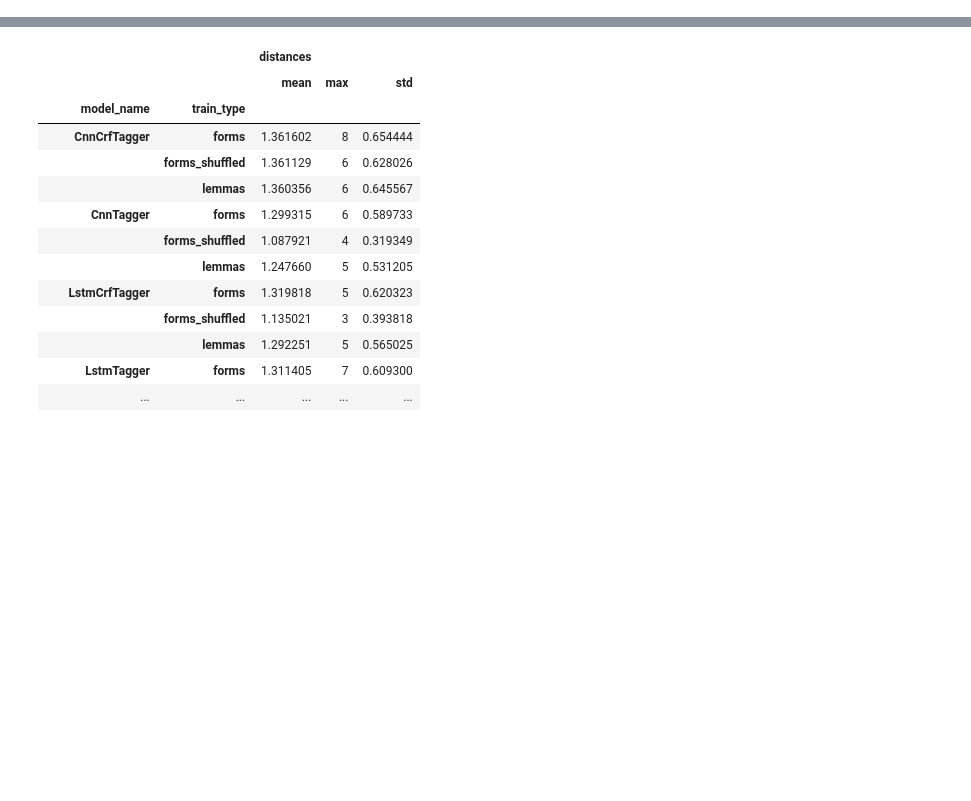
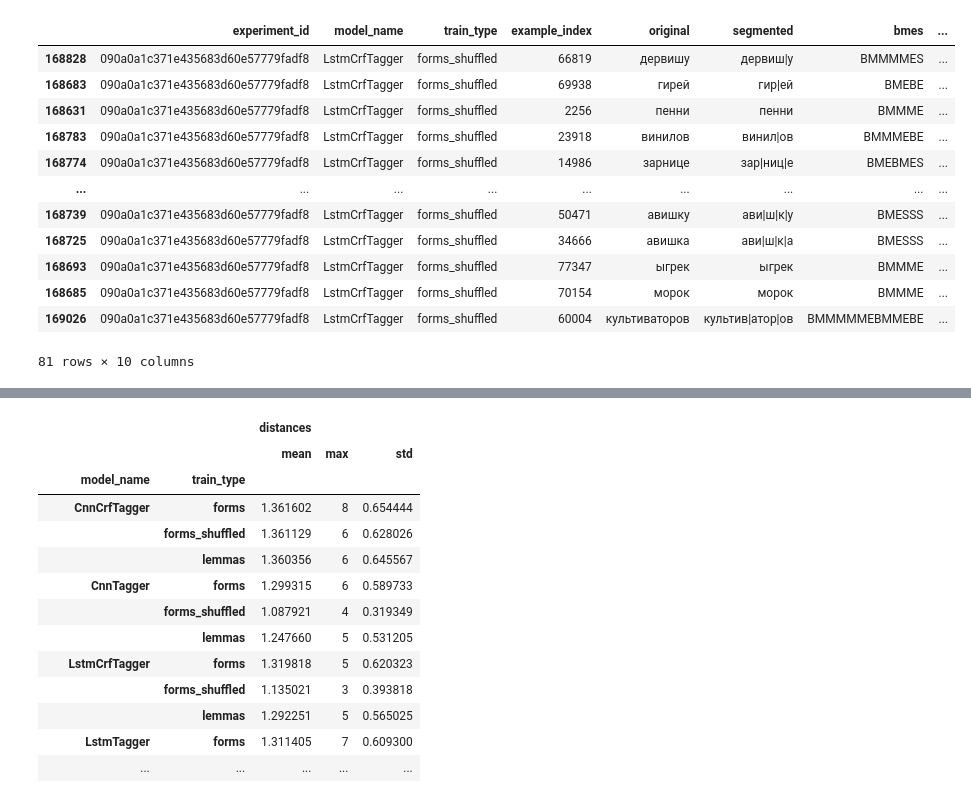
Before and after one commit to slowwavesleep/NeuralMorphemeSegmenter, a Jupyter notebook: error_analysis/error_analysis.ipynb, the cells around one changed output, grey strips where cells are left out. Saved outputs shown, nothing was run; the diff lists cells and outputs as text; code cells hidden in the pictures; blank space fills up the shorter version.

```diff
--- a/error_analysis/error_analysis.ipynb
+++ b/error_analysis/error_analysis.ipynb
@@ -31,7 +23,45 @@ def error_edit_distance(data: pd.DataFrame) -> pd.DataFrame:
     data = data.copy()
     data["distances"] = distances
     return data
+# %%
+def common_errors(data: pd.DataFrame, train_type: str, n: int, ascending: bool) -> pd.DataFrame:
+    data = data.loc[data.train_type == train_type]
+    errors = data.pivot_table(index="example_index", aggfunc="size").sort_values(ascending=ascending)
+    data = data.loc[(data.example_index.isin(errors.index)) & (data.train_type == train_type)].drop_duplicates("original").sort_values("distances", ascending=False)
+    return data.head(n)
+
+def unique_errors(data: pd.DataFrame, train_type: str, n: int, max_common: int, model_name: str = None):
+    if model_name:
+        errors = data.loc[(data.train_type == train_type) & (data.model_name == model_name)].pivot_table(index="example_index", aggfunc="size").sort_values(ascending=False)
+    else:
+        errors = data.loc[data.train_type == train_type].pivot_table(index="example_index", aggfunc="size").sort_values(ascending=False)
+
+    errors = errors[errors < max_common]
+    data = data.loc[(data.example_index.isin(errors.index)) & (data.train_type == train_type)].drop_duplicates("original")
+    if model_name:
+        data = data.loc[data.model_name == model_name]
+    return data.sort_values("distances", ascending=False).head(n)
+
+top_100_common_errors = partial(common_errors, n=100, ascending=False)
+top_100_model_specific_errors = partial(unique_errors, n=100, max_common=2)
+top_100_unusual_errors = partial(unique_errors, n=100, max_common=5)
 # %%
 data = read_data(PATH)
 # %%
 data = error_edit_distance(data)
+# %%
+top_100_model_specific_errors(data, model_name="LstmCrfTagger", train_type="forms_shuffled")
+# %% [output]
+|  | experiment_id | model_name | train_type | example_index | original | segmented | bmes | ... |
+| 168828 | 090a0a1c371e435683d60e57779fadf8 | LstmCrfTagger | forms_shuffled | 66819 | дервишу | дервиш|у | BMMMMES | ... |
+| 168683 | 090a0a1c371e435683d60e57779fadf8 | LstmCrfTagger | forms_shuffled | 69938 | гирей | гир|ей | BMEBE | ... |
+| 168631 | 090a0a1c371e435683d60e57779fadf8 | LstmCrfTagger | forms_shuffled | 2256 | пенни | пенни | BMMME | ... |
+| 168783 | 090a0a1c371e435683d60e57779fadf8 | LstmCrfTagger | forms_shuffled | 23918 | винилов | винил|ов | BMMMEBE | ... |
+| 168774 | 090a0a1c371e435683d60e57779fadf8 | LstmCrfTagger | forms_shuffled | 14986 | зарнице | зар|ниц|е | BMEBMES | ... |
+| ... | ... | ... | ... | ... | ... | ... | ... | ... |
+| 168739 | 090a0a1c371e435683d60e57779fadf8 | LstmCrfTagger | forms_shuffled | 50471 | авишку | ави|ш|к|у | BMESSS | ... |
+| 168725 | 090a0a1c371e435683d60e57779fadf8 | LstmCrfTagger | forms_shuffled | 34666 | авишка | ави|ш|к|а | BMESSS | ... |
+| 168693 | 090a0a1c371e435683d60e57779fadf8 | LstmCrfTagger | forms_shuffled | 77347 | ыгрек | ыгрек | BMMME | ... |
+| 168685 | 090a0a1c371e435683d60e57779fadf8 | LstmCrfTagger | forms_shuffled | 70154 | морок | морок | BMMME | ... |
+| 169026 | 090a0a1c371e435683d60e57779fadf8 | LstmCrfTagger | forms_shuffled | 60004 | культиваторов | культив|атор|ов | BMMMMMEBMMEBE | ... |
+81 rows × 10 columns
```
Also changed, not shown: parts of 12 cells of this notebook.
